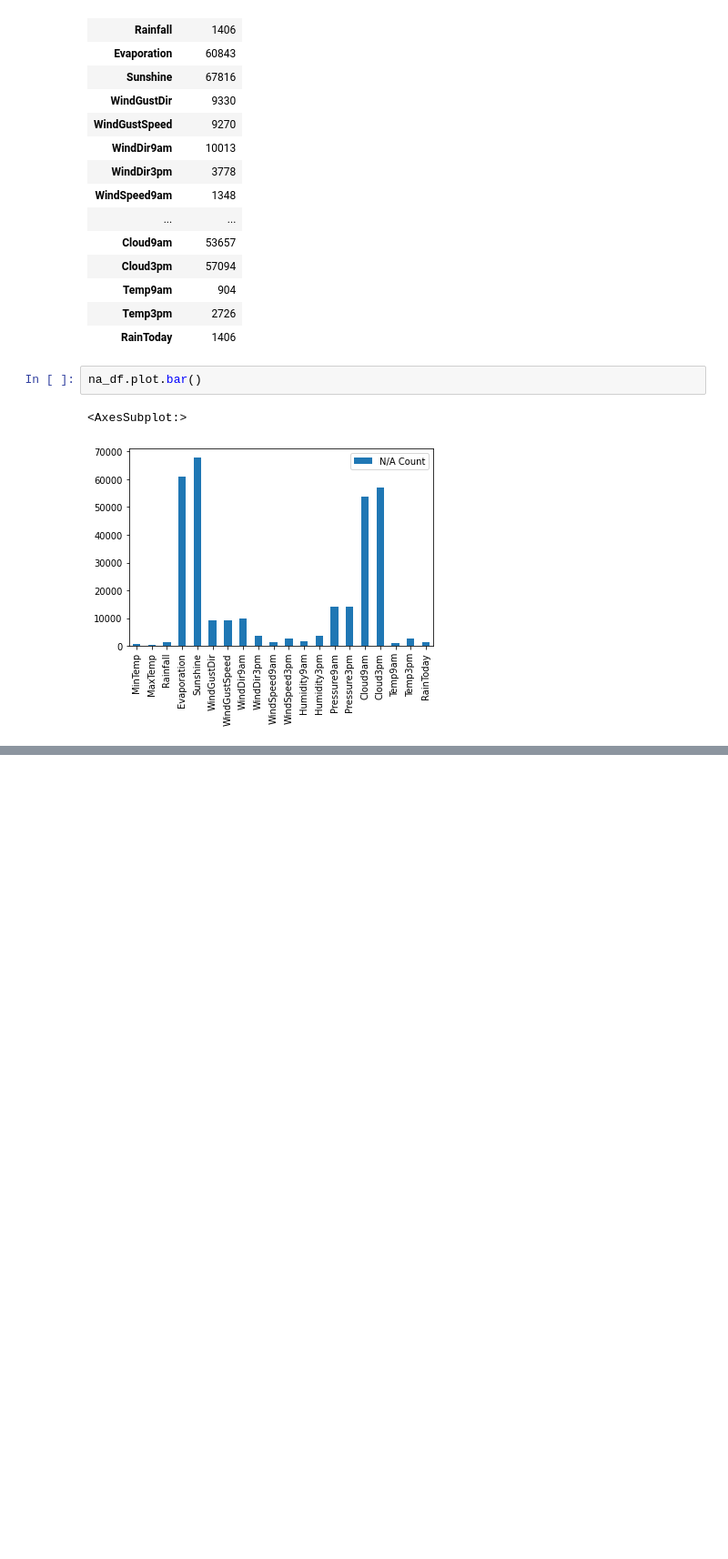
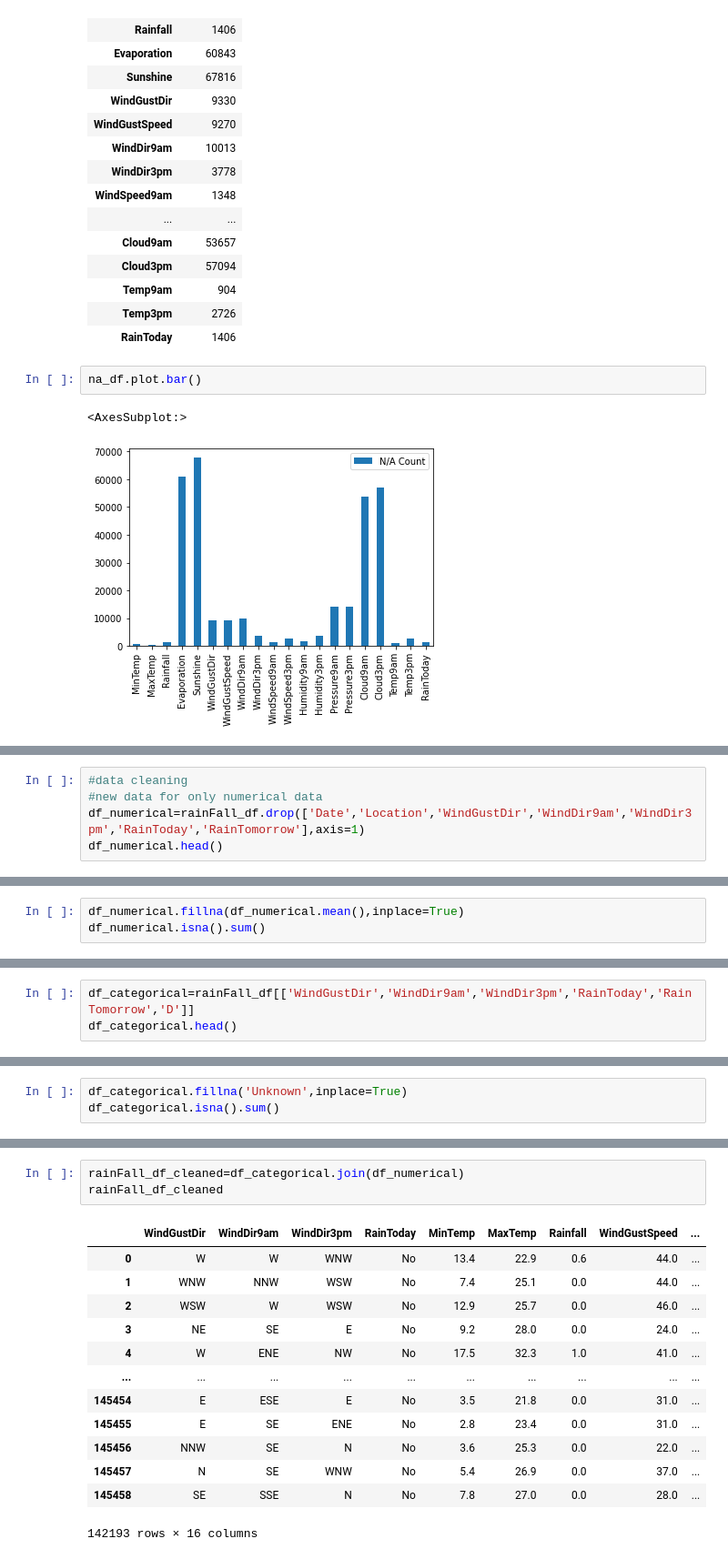
Before and after one commit to janeetazahid/ML-Projects, a Jupyter notebook: rainFall/rainfallPred.ipynb, the cells around one changed output, grey strips where cells are left out. Shown: that part at 91% size. Saved outputs shown, nothing was run; the diff lists cells and outputs as text; blank space fills up the shorter version.

```diff
--- a/rainFall/rainfallPred.ipynb
+++ b/rainFall/rainfallPred.ipynb
@@ -169,0 +167,5 @@ df_numerical=rainFall_df.drop(['Date','Location','WindGustDir','WindDir9am','Win
+# %%
+#data cleaning
+#new data for only numerical data
+df_numerical=rainFall_df.drop(['Date','Location','WindGustDir','WindDir9am','WindDir3pm','RainToday','RainTomorrow'],axis=1)
+df_numerical.head()
@@ -169,0 +179,3 @@ df_numerical=rainFall_df.drop(['Date','Location','WindGustDir','WindDir9am','Win
+# %%
+df_numerical.fillna(df_numerical.mean(),inplace=True)
+df_numerical.isna().sum()
@@ -169,0 +196,3 @@ df_numerical=rainFall_df.drop(['Date','Location','WindGustDir','WindDir9am','Win
+# %%
+df_categorical=rainFall_df[['WindGustDir','WindDir9am','WindDir3pm','RainToday','RainTomorrow','D']]
+df_categorical.head()
@@ -169,0 +206,3 @@ df_numerical=rainFall_df.drop(['Date','Location','WindGustDir','WindDir9am','Win
+# %%
+df_categorical.fillna('Unknown',inplace=True)
+df_categorical.isna().sum()
@@ -169,0 +219,17 @@ df_numerical=rainFall_df.drop(['Date','Location','WindGustDir','WindDir9am','Win
+# %%
+rainFall_df_cleaned=df_categorical.join(df_numerical)
+rainFall_df_cleaned
+# %% [output]
+|  | WindGustDir | WindDir9am | WindDir3pm | RainToday | MinTemp | MaxTemp | Rainfall | WindGustSpeed | ... |
+| 0 | W | W | WNW | No | 13.4 | 22.9 | 0.6 | 44.0 | ... |
+| 1 | WNW | NNW | WSW | No | 7.4 | 25.1 | 0.0 | 44.0 | ... |
+| 2 | WSW | W | WSW | No | 12.9 | 25.7 | 0.0 | 46.0 | ... |
+| 3 | NE | SE | E | No | 9.2 | 28.0 | 0.0 | 24.0 | ... |
+| 4 | W | ENE | NW | No | 17.5 | 32.3 | 1.0 | 41.0 | ... |
+| ... | ... | ... | ... | ... | ... | ... | ... | ... | ... |
+| 145454 | E | ESE | E | No | 3.5 | 21.8 | 0.0 | 31.0 | ... |
+| 145455 | E | SE | ENE | No | 2.8 | 23.4 | 0.0 | 31.0 | ... |
+| 145456 | NNW | SE | N | No | 3.6 | 25.3 | 0.0 | 22.0 | ... |
+| 145457 | N | SE | WNW | No | 5.4 | 26.9 | 0.0 | 37.0 | ... |
+| 145458 | SE | SSE | N | No | 7.8 | 27.0 | 0.0 | 28.0 | ... |
+142193 rows × 16 columns
```
Also changed, not shown: parts of 5 cells of this notebook.
